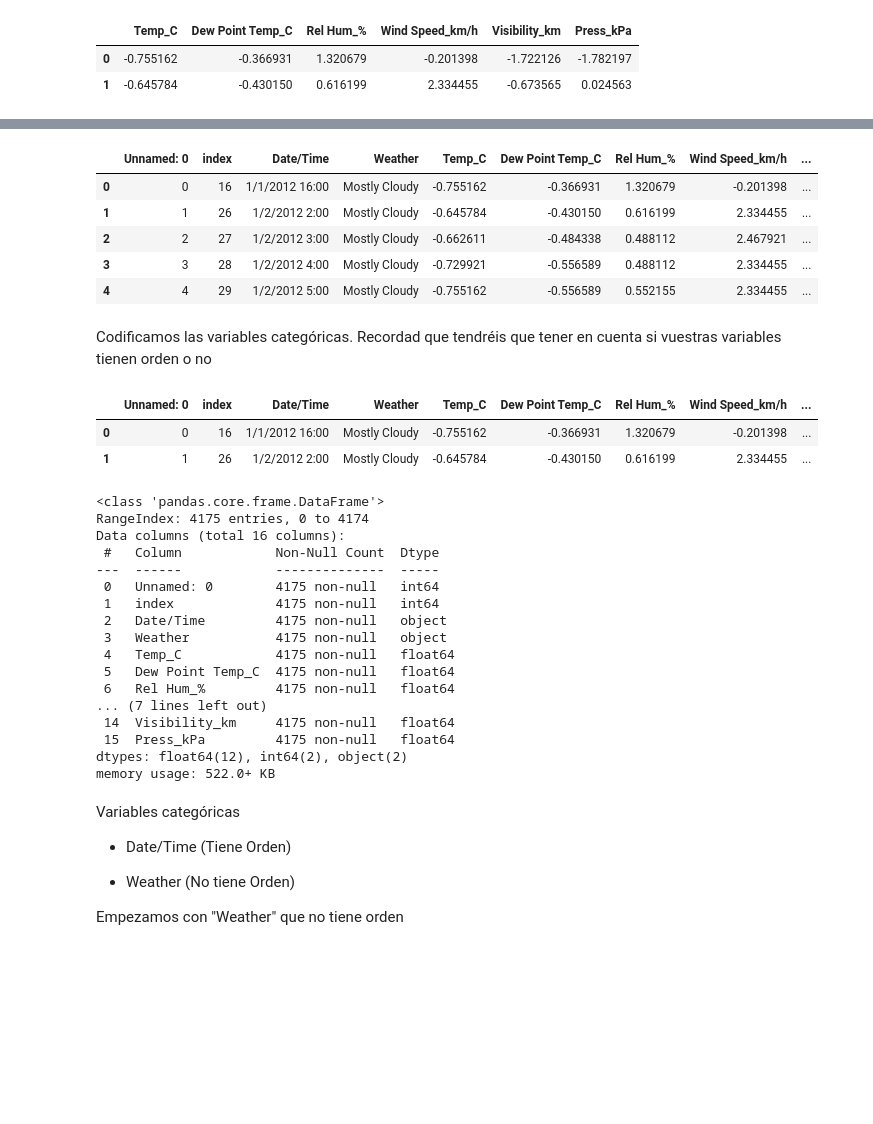
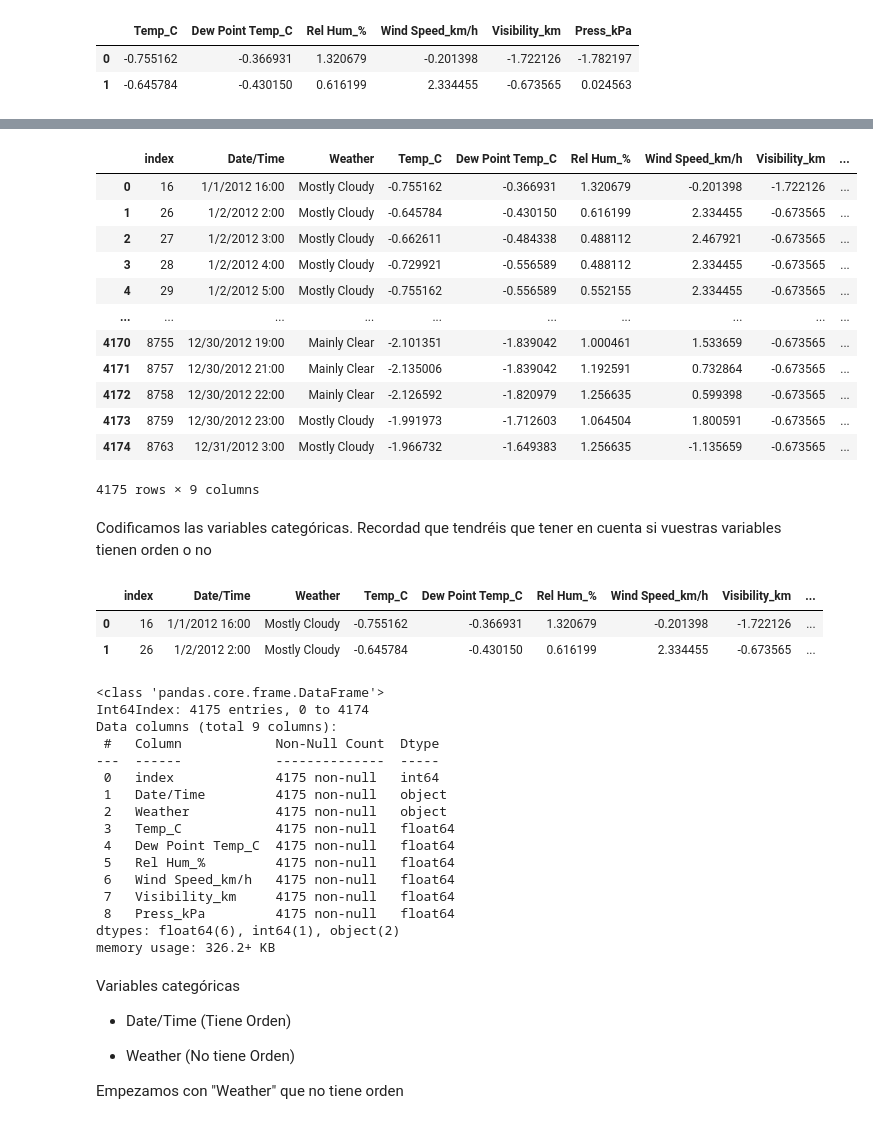
Before and after one commit to Adalab/Da-promoB-Modulo-3-Sprint-1-Lucia-Natalia, a Jupyter notebook: Regresion logística/Pair-Programming-Modulo3-Sprint1-Preparacion_Datos_Regresion_Logistica.ipynb, the cells around one changed output, grey strips where cells are left out. Drawn from its saved outputs; the diff is of its cells as text; code cells hidden in the pictures; blank space fills up the shorter version.

```diff
--- a/Regresion logística/Pair-Programming-Modulo3-Sprint1-Preparacion_Datos_Regresion_Logistica.ipynb
+++ b/Regresion logística/Pair-Programming-Modulo3-Sprint1-Preparacion_Datos_Regresion_Logistica.ipynb
@@ -30,6 +30,6 @@ from sklearn.model_selection import train_test_split
 import warnings
 warnings.filterwarnings("ignore")
 # %%
-df2 = pd.read_csv("./Datos/tiempo.csv")
+df2 = pd.read_csv("./Datos/tiempo.csv", index_col=0)
 df2
 # %% [output]
@@ -77,5 +77,5 @@ numericas.head()
 # %%
-numericas.drop(["Unnamed: 0","index"], axis = 1, inplace = True)
+numericas.drop(["index"], axis = 1, inplace = True)
 # %% [markdown]
 Estandarizamos las variables numéricas de vuestro set de datos
 # %%
@@ -110,44 +126,50 @@ df_copia.head()
 # %%
 # lo unimos al dataframe original
 
-df_copia = pd.concat([df_copia, numericas_estandar], axis = 1)
+df_copia = pd.concat([df_copia,numericas_estandar], axis = 1)
 # chequeamos que esta todo bien
-df_copia.head()
+df_copia
 # %% [output]
-|  | Unnamed: 0 | index | Date/Time | Weather | Temp_C | Dew Point Temp_C | Rel Hum_% | Wind Speed_km/h | ... |
-| 0 | 0 | 16 | 1/1/2012 16:00 | Mostly Cloudy | -0.755162 | -0.366931 | 1.320679 | -0.201398 | ... |
-| 1 | 1 | 26 | 1/2/2012 2:00 | Mostly Cloudy | -0.645784 | -0.430150 | 0.616199 | 2.334455 | ... |
-| 2 | 2 | 27 | 1/2/2012 3:00 | Mostly Cloudy | -0.662611 | -0.484338 | 0.488112 | 2.467921 | ... |
-| 3 | 3 | 28 | 1/2/2012 4:00 | Mostly Cloudy | -0.729921 | -0.556589 | 0.488112 | 2.334455 | ... |
-| 4 | 4 | 29 | 1/2/2012 5:00 | Mostly Cloudy | -0.755162 | -0.556589 | 0.552155 | 2.334455 | ... |
+|  | index | Date/Time | Weather | Temp_C | Dew Point Temp_C | Rel Hum_% | Wind Speed_km/h | Visibility_km | ... |
+| 0 | 16 | 1/1/2012 16:00 | Mostly Cloudy | -0.755162 | -0.366931 | 1.320679 | -0.201398 | -1.722126 | ... |
+| 1 | 26 | 1/2/2012 2:00 | Mostly Cloudy | -0.645784 | -0.430150 | 0.616199 | 2.334455 | -0.673565 | ... |
+| 2 | 27 | 1/2/2012 3:00 | Mostly Cloudy | -0.662611 | -0.484338 | 0.488112 | 2.467921 | -0.673565 | ... |
+| 3 | 28 | 1/2/2012 4:00 | Mostly Cloudy | -0.729921 | -0.556589 | 0.488112 | 2.334455 | -0.673565 | ... |
+| 4 | 29 | 1/2/2012 5:00 | Mostly Cloudy | -0.755162 | -0.556589 | 0.552155 | 2.334455 | -0.673565 | ... |
+| ... | ... | ... | ... | ... | ... | ... | ... | ... | ... |
+| 4170 | 8755 | 12/30/2012 19:00 | Mainly Clear | -2.101351 | -1.839042 | 1.000461 | 1.533659 | -0.673565 | ... |
+| 4171 | 8757 | 12/30/2012 21:00 | Mainly Clear | -2.135006 | -1.839042 | 1.192591 | 0.732864 | -0.673565 | ... |
+| 4172 | 8758 | 12/30/2012 22:00 | Mainly Clear | -2.126592 | -1.820979 | 1.256635 | 0.599398 | -0.673565 | ... |
+| 4173 | 8759 | 12/30/2012 23:00 | Mostly Cloudy | -1.991973 | -1.712603 | 1.064504 | 1.800591 | -0.673565 | ... |
+| 4174 | 8763 | 12/31/2012 3:00 | Mostly Cloudy | -1.966732 | -1.649383 | 1.256635 | -1.135659 | -0.673565 | ... |
+4175 rows × 9 columns
 # %% [markdown]
 Codificamos las variables categóricas. Recordad que tendréis que tener en cuenta si vuestras variables tienen orden o no
 # %%
 df_copia.head(2)
 # %% [output]
-|  | Unnamed: 0 | index | Date/Time | Weather | Temp_C | Dew Point Temp_C | Rel Hum_% | Wind Speed_km/h | ... |
-| 0 | 0 | 16 | 1/1/2012 16:00 | Mostly Cloudy | -0.755162 | -0.366931 | 1.320679 | -0.201398 | ... |
-| 1 | 1 | 26 | 1/2/2012 2:00 | Mostly Cloudy | -0.645784 | -0.430150 | 0.616199 | 2.334455 | ... |
+|  | index | Date/Time | Weather | Temp_C | Dew Point Temp_C | Rel Hum_% | Wind Speed_km/h | Visibility_km | ... |
+| 0 | 16 | 1/1/2012 16:00 | Mostly Cloudy | -0.755162 | -0.366931 | 1.320679 | -0.201398 | -1.722126 | ... |
+| 1 | 26 | 1/2/2012 2:00 | Mostly Cloudy | -0.645784 | -0.430150 | 0.616199 | 2.334455 | -0.673565 | ... |
 # %%
 df_copia.info()
 # %% [output]
 <class 'pandas.core.frame.DataFrame'>
-RangeIndex: 4175 entries, 0 to 4174
-Data columns (total 16 columns):
+Int64Index: 4175 entries, 0 to 4174
+Data columns (total 9 columns):
  #   Column            Non-Null Count  Dtype
 ---  ------            --------------  -----
- 0   Unnamed: 0        4175 non-null   int64
- 1   index             4175 non-null   int64
- 2   Date/Time         4175 non-null   object
- 3   Weather           4175 non-null   object
- 4   Temp_C            4175 non-null   float64
- 5   Dew Point Temp_C  4175 non-null   float64
- 6   Rel Hum_%         4175 non-null   float64
-... (7 lines left out)
- 14  Visibility_km     4175 non-null   float64
- 15  Press_kPa         4175 non-null   float64
-dtypes: float64(12), int64(2), object(2)
-memory usage: 522.0+ KB
+ 0   index             4175 non-null   int64
+ 1   Date/Time         4175 non-null   object
+ 2   Weather           4175 non-null   object
+ 3   Temp_C            4175 non-null   float64
+ 4   Dew Point Temp_C  4175 non-null   float64
+ 5   Rel Hum_%         4175 non-null   float64
+ 6   Wind Speed_km/h   4175 non-null   float64
+ 7   Visibility_km     4175 non-null   float64
+ 8   Press_kPa         4175 non-null   float64
+dtypes: float64(6), int64(1), object(2)
+memory usage: 326.2+ KB
 # %% [markdown]
 Variables categóricas
 
```
Also changed, not shown: parts of 12 cells of this notebook, 5 other files.
